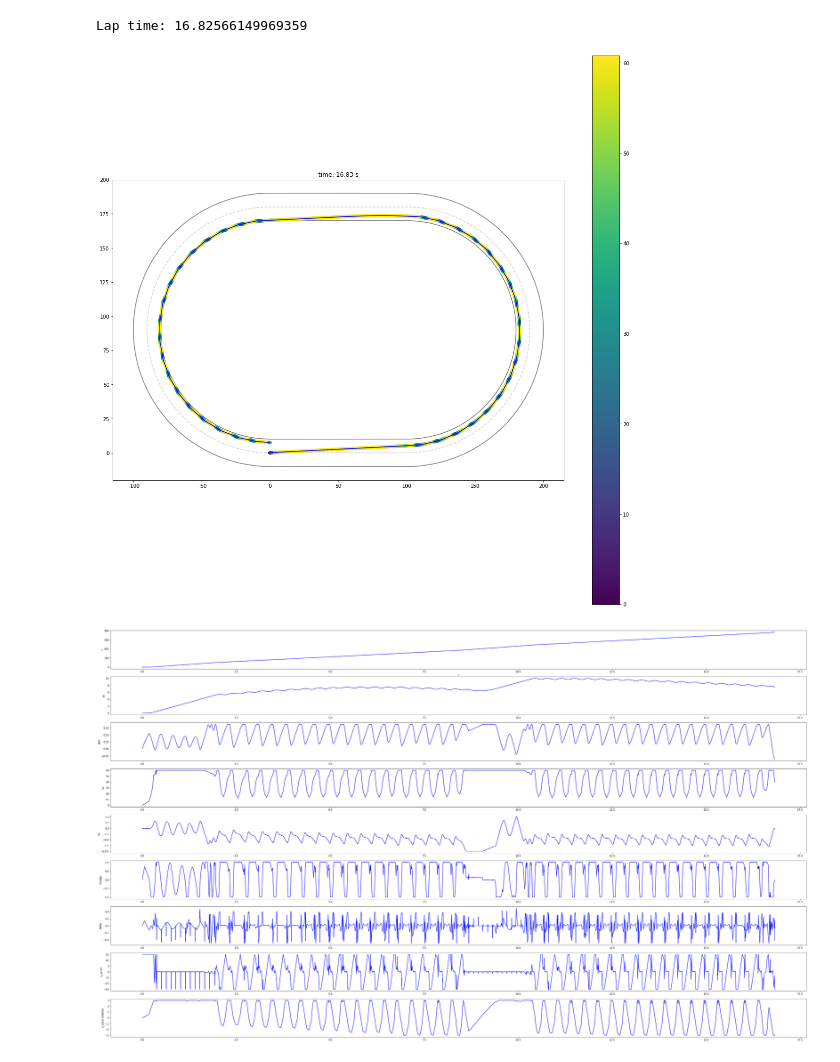
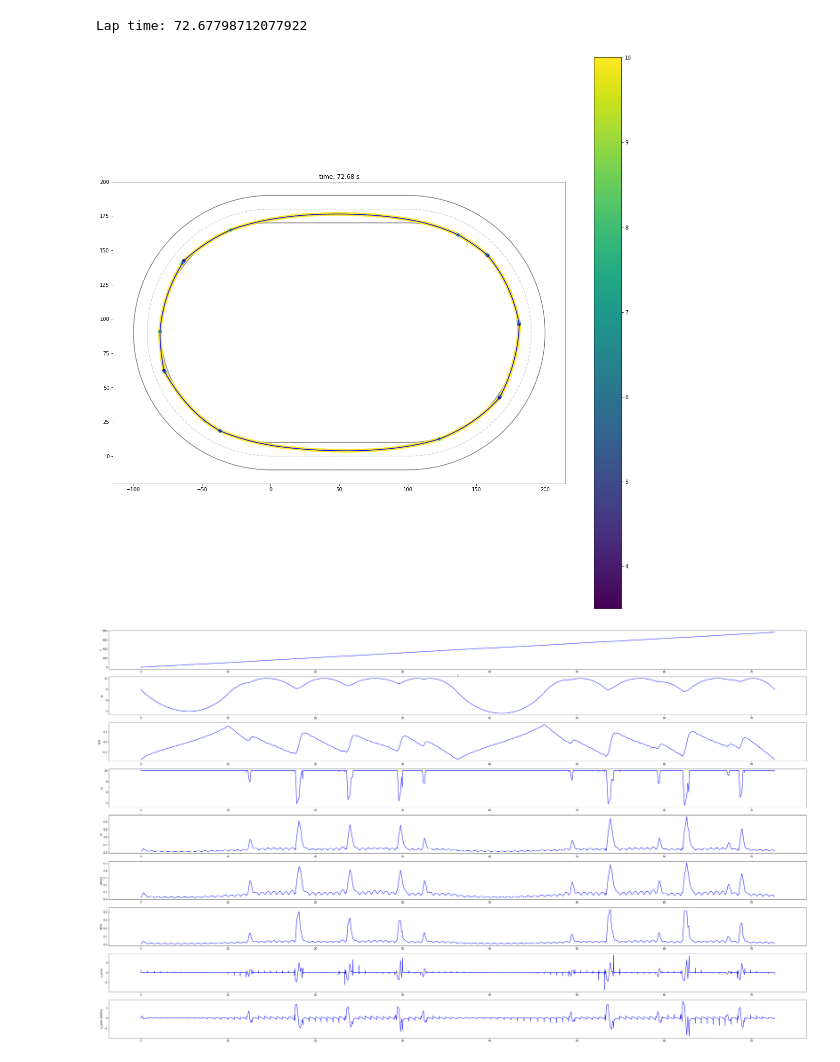
Before and after one commit to AndrewHWang1605/SOAR, a Jupyter notebook: laptime_optimization.ipynb, the cells around one changed output. Cells and saved outputs as stored; diff of their text form; code cells hidden in the pictures.

```diff
--- a/laptime_optimization.ipynb
+++ b/laptime_optimization.ipynb
@@ -16,6 +19,6 @@ from config import *
 # %%
 # Set up track for optimization
 veh_config = get_vehicle_config()
-scene_config = get_scene_config(track_type=OVAL_TRACK)
+scene_config = get_scene_config(track_type=L_TRACK)
 veh_constraints = get_vehicle_opt_constraints(veh_config, scene_config)
 track = scene_config["track"]
@@ -415,14 +419,14 @@ def plot_racelines(track, raceline):
 # %%
 # Plot raceline
 plot_racelines(track, raceline)
 
 # Save raceline
-filename = 'raceline.npz'
-np.savez(filename, **raceline)
+# filename = 'raceline.npz'
+# np.savez(filename, **raceline)
 # %% [output]
-Lap time: 16.82566149969359
+Lap time: 72.67798712077922
-[figure, old version]
+[figure, new version]
-[figure, old version]
+[figure, new version]
 # %%
 plt.plot(np.diff(raceline["t"]))
 # %% [output]
```
Also changed, not shown: parts of 8 cells of this notebook.
